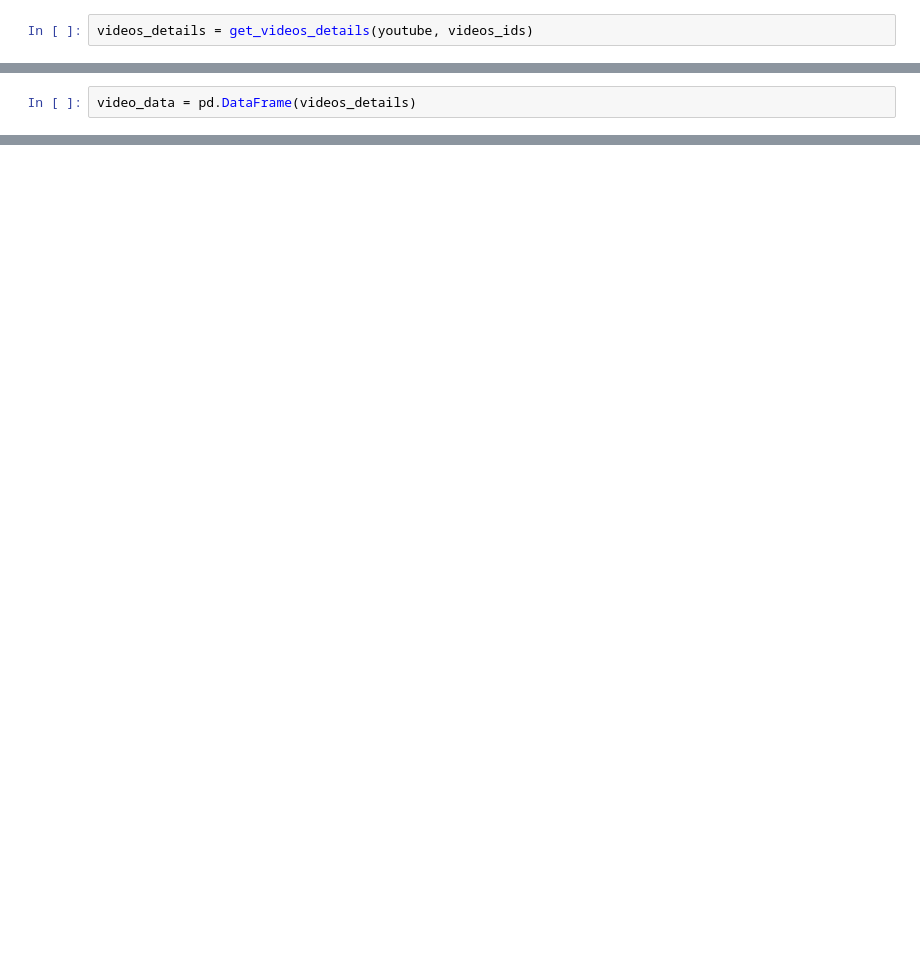
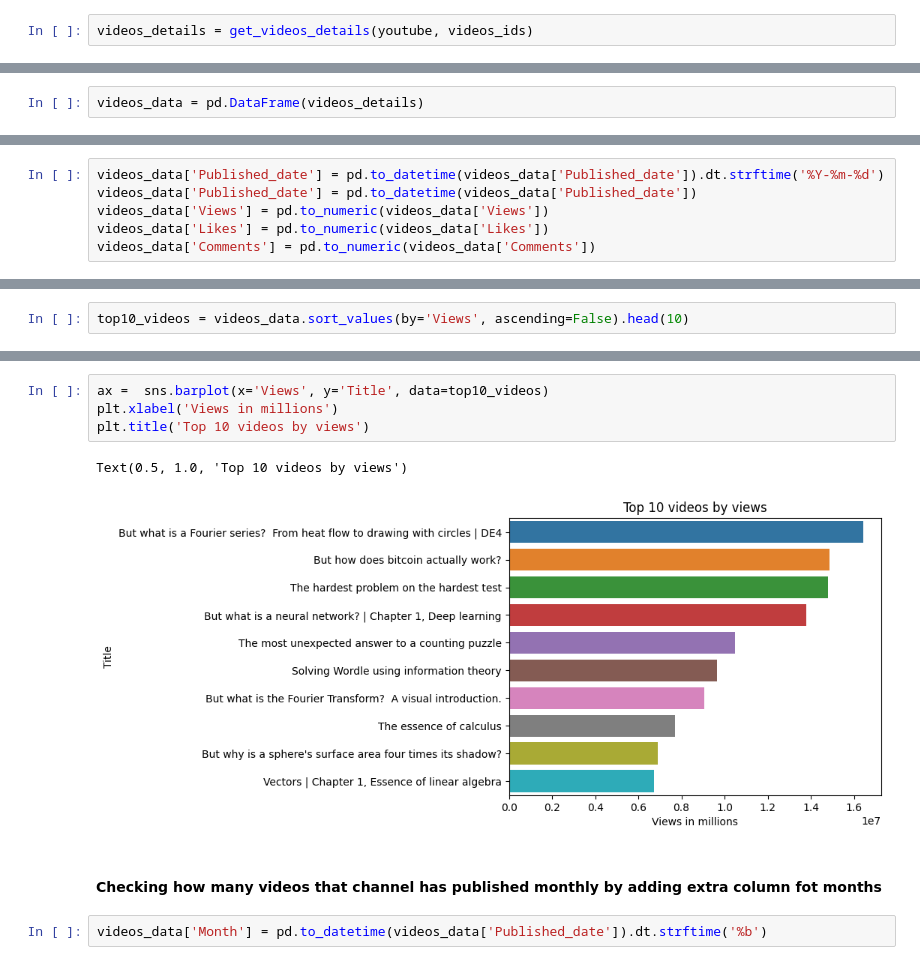
Before and after one commit to KZadka/YouTubeAnalizer, a Jupyter notebook: YT_scrap_and_analize.ipynb, the cells around one changed output, grey strips where cells are left out. Drawn from its saved outputs; the diff is of its cells as text; blank space fills up the shorter version.

Commit message:
Basic analysis and visualization done

```diff
--- a/YT_scrap_and_analize.ipynb
+++ b/YT_scrap_and_analize.ipynb
@@ -169,2 +183,2 @@ videos_details = get_videos_details(youtube, videos_ids)
 # %%
-video_data = pd.DataFrame(videos_details)
+videos_data = pd.DataFrame(videos_details)
@@ -190,0 +217,6 @@ video_data
+# %%
+videos_data['Published_date'] = pd.to_datetime(videos_data['Published_date']).dt.strftime('%Y-%m-%d')
+videos_data['Published_date'] = pd.to_datetime(videos_data['Published_date'])
+videos_data['Views'] = pd.to_numeric(videos_data['Views'])
+videos_data['Likes'] = pd.to_numeric(videos_data['Likes'])
+videos_data['Comments'] = pd.to_numeric(videos_data['Comments'])
@@ -190,0 +240,2 @@ video_data
+# %%
+top10_videos = videos_data.sort_values(by='Views', ascending=False).head(10)
@@ -190,0 +256,11 @@ video_data
+# %%
+ax =  sns.barplot(x='Views', y='Title', data=top10_videos)
+plt.xlabel('Views in millions')
+plt.title('Top 10 videos by views')
+# %% [output]
+Text(0.5, 1.0, 'Top 10 videos by views')
+[figure, added]
+# %% [markdown]
+#### Checking how many videos that channel has published monthly by adding extra column fot months
+# %%
+videos_data['Month'] = pd.to_datetime(videos_data['Published_date']).dt.strftime('%b')
```
Also changed, not shown: parts of 27 cells of this notebook.
